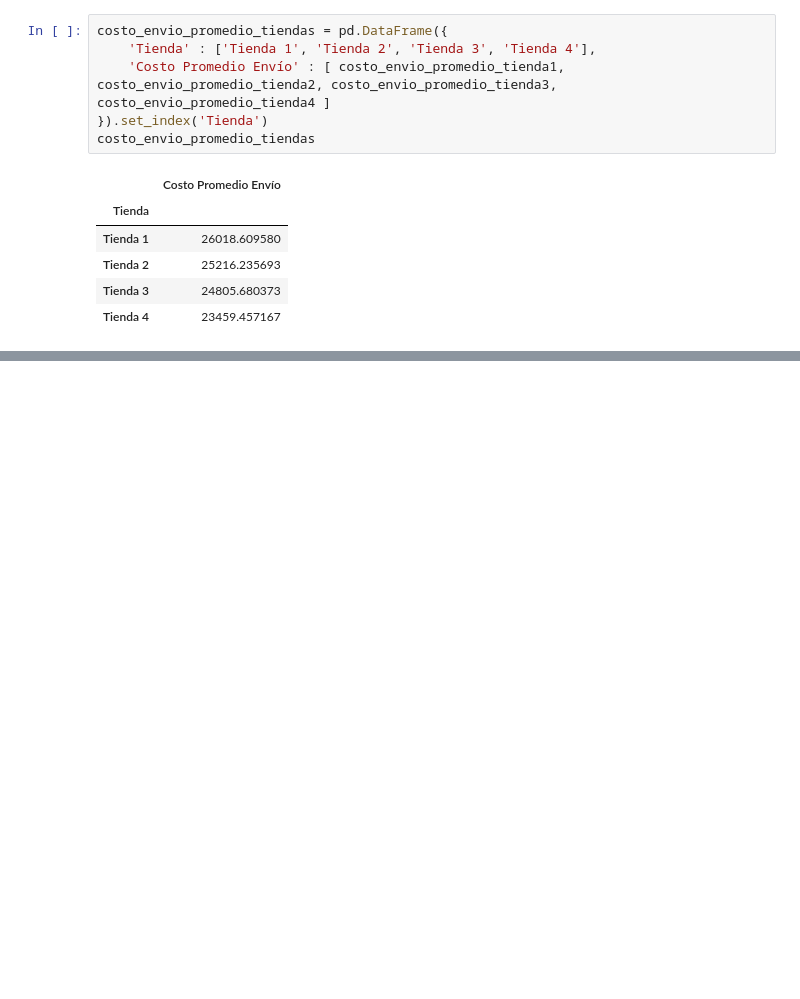
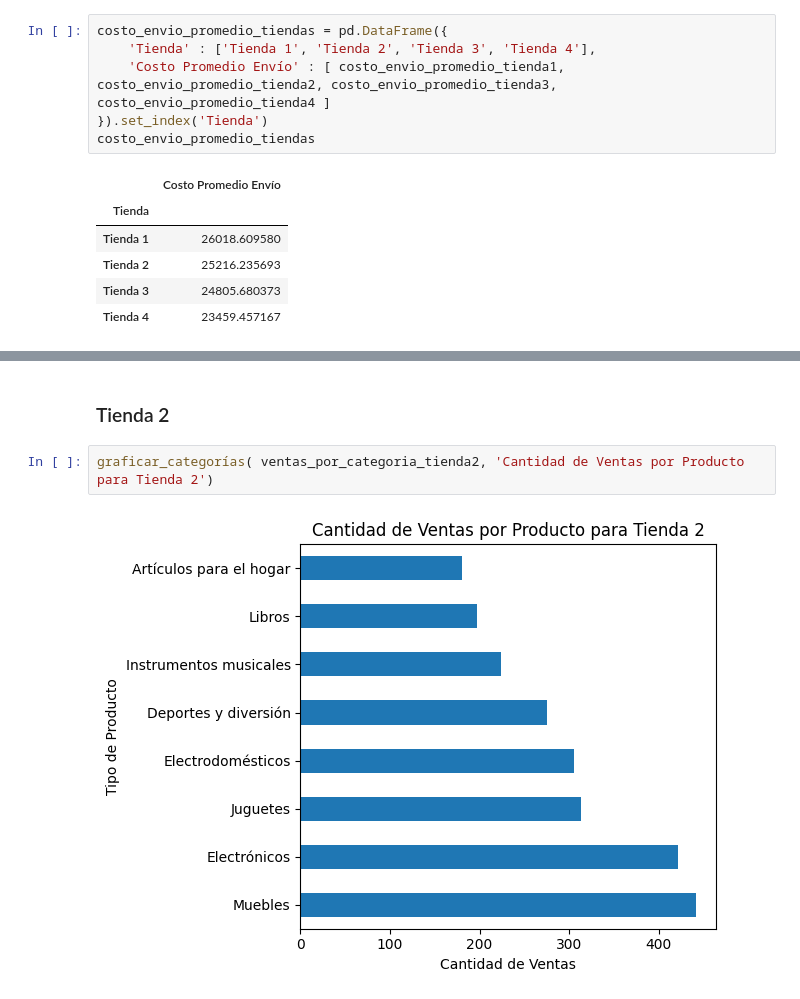
Before and after one commit to CristianRiascos/Alura-DS-Python-Challenge, a Jupyter notebook: Challenge.ipynb, the cells around one changed output, grey strips where cells are left out. Drawn from its saved outputs; the diff is of its cells as text; blank space fills up the shorter version.

```diff
--- a/Challenge.ipynb
+++ b/Challenge.ipynb
@@ -172,0 +204,6 @@ costo_envio_promedio_tiendas
+# %% [markdown]
+### Tienda 2
+# %%
+graficar_categorías( ventas_por_categoria_tienda2, 'Cantidad de Ventas por Producto para Tienda 2')
+# %% [output]
+[figure, added]
```
Also changed, not shown: parts of 66 cells of this notebook.
